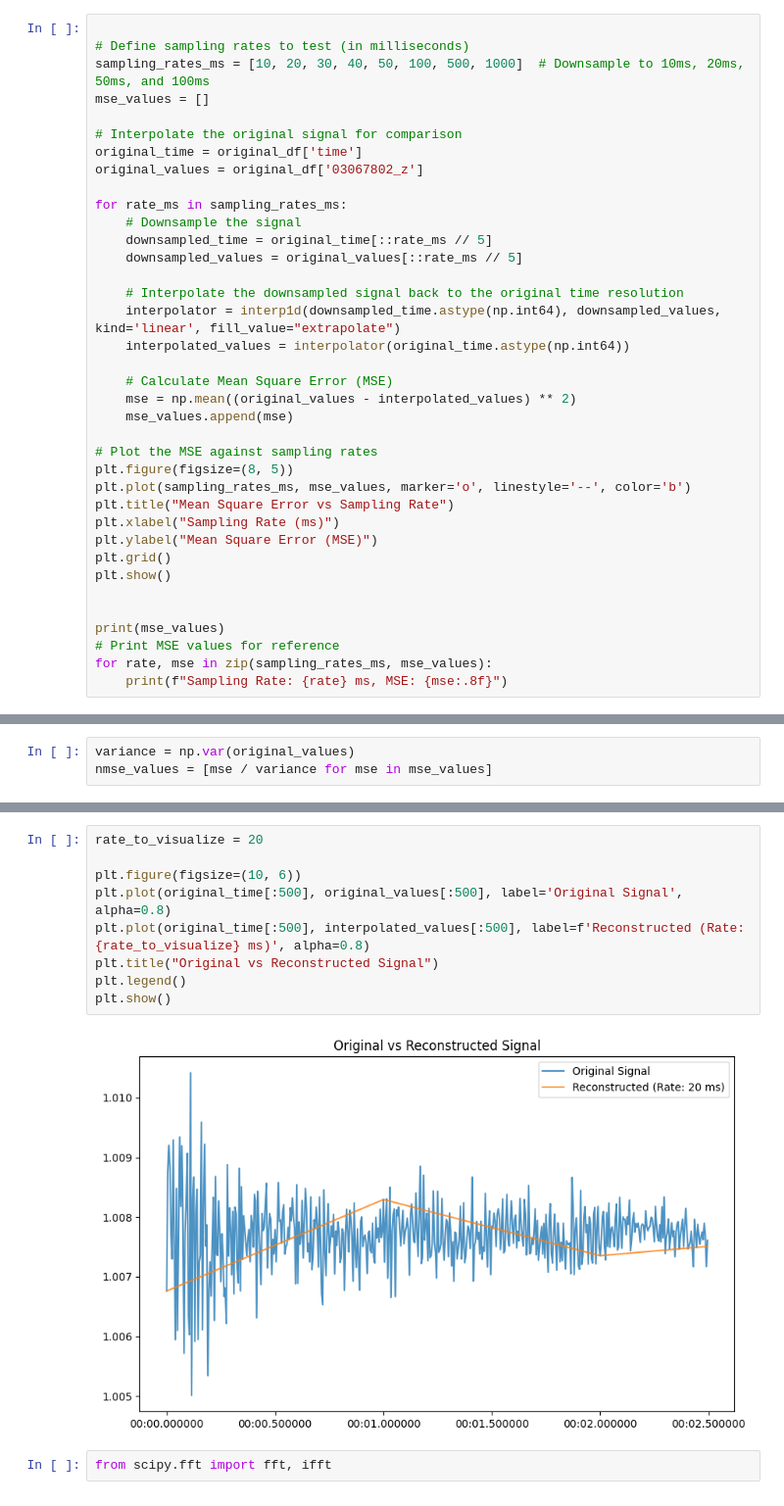
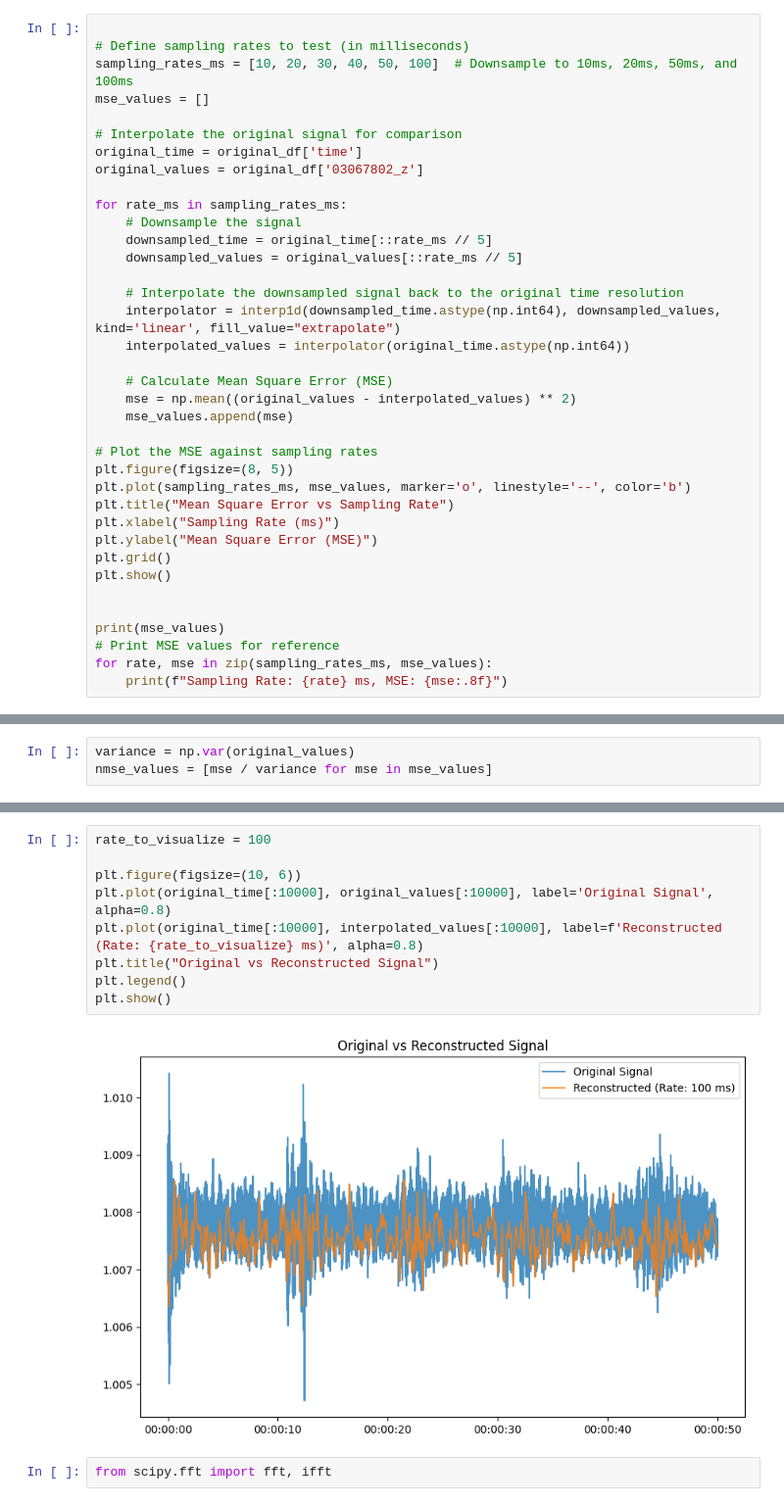
Before and after one commit to Thomas-Lohith/industry_time_series, a Jupyter notebook: MSE_downsampling_rates.ipynb, the cells around one changed output, grey strips where cells are left out. Shown at 98% size. Drawn from its saved outputs; the diff is of its cells as text.

```diff
--- a/MSE_downsampling_rates.ipynb
+++ b/MSE_downsampling_rates.ipynb
@@ -29,7 +31,7 @@ original_df.head()
 # %%
 
 # Define sampling rates to test (in milliseconds)
-sampling_rates_ms = [10, 20, 30, 40, 50, 100, 500, 1000]  # Downsample to 10ms, 20ms, 50ms, and 100ms
+sampling_rates_ms = [10, 20, 30, 40, 50, 100]  # Downsample to 10ms, 20ms, 50ms, and 100ms
 mse_values = []
 
 # Interpolate the original signal for comparison
@@ -109,13 +109,13 @@ Sampling Rate: 1000 ms, SNR: 59.94 dB
 # %%
-rate_to_visualize = 20
+rate_to_visualize = 100
 
 plt.figure(figsize=(10, 6))
-plt.plot(original_time[:500], original_values[:500], label='Original Signal', alpha=0.8)
-plt.plot(original_time[:500], interpolated_values[:500], label=f'Reconstructed (Rate: {rate_to_visualize} ms)', alpha=0.8)
+plt.plot(original_time[:10000], original_values[:10000], label='Original Signal', alpha=0.8)
+plt.plot(original_time[:10000], interpolated_values[:10000], label=f'Reconstructed (Rate: {rate_to_visualize} ms)', alpha=0.8)
 plt.title("Original vs Reconstructed Signal")
 plt.legend()
 plt.show()
 # %% [output]
-[figure, old version]
+[figure, new version]
 # %%
 from scipy.fft import fft, ifft
```
Also changed, not shown: parts of 7 cells of this notebook.
